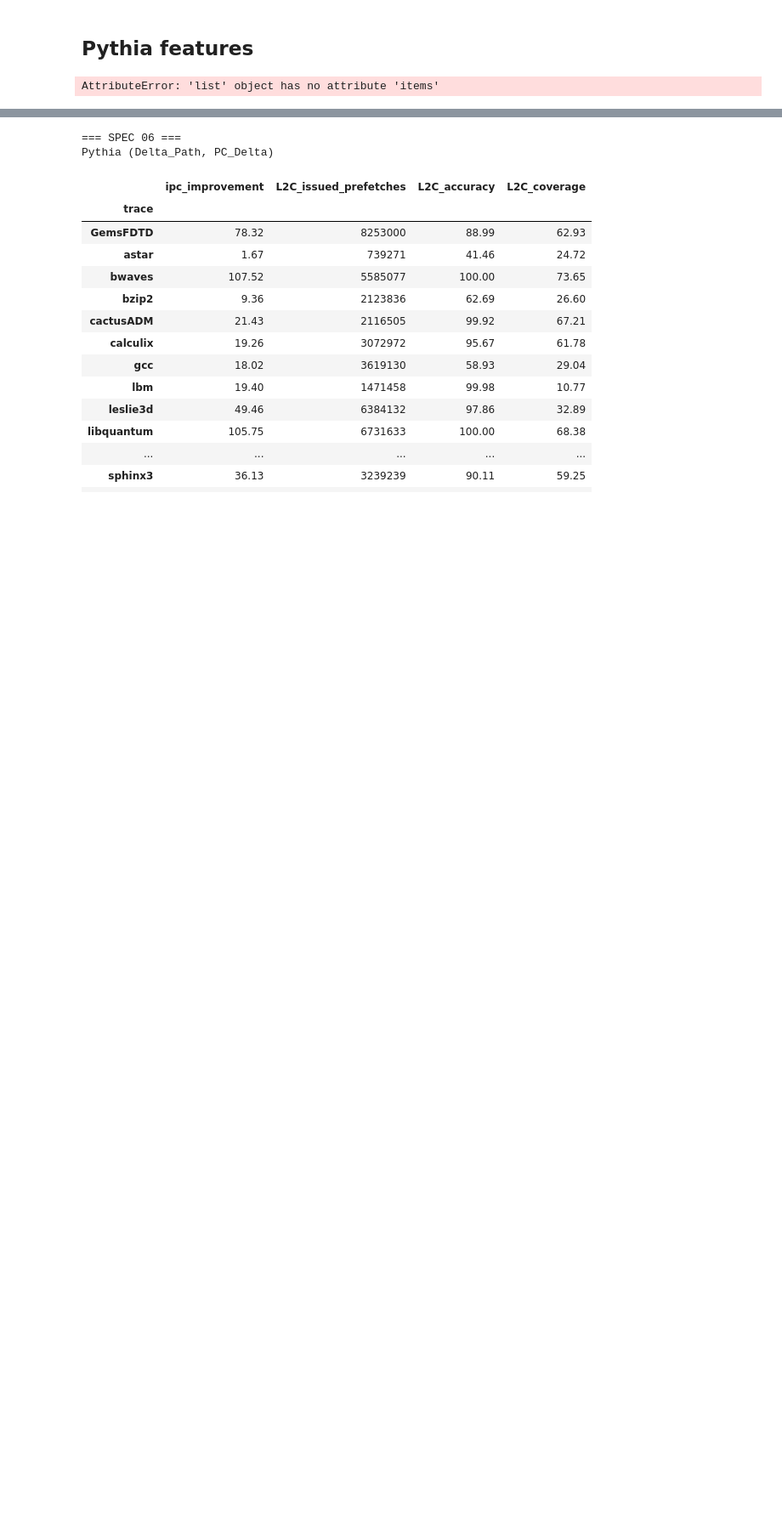
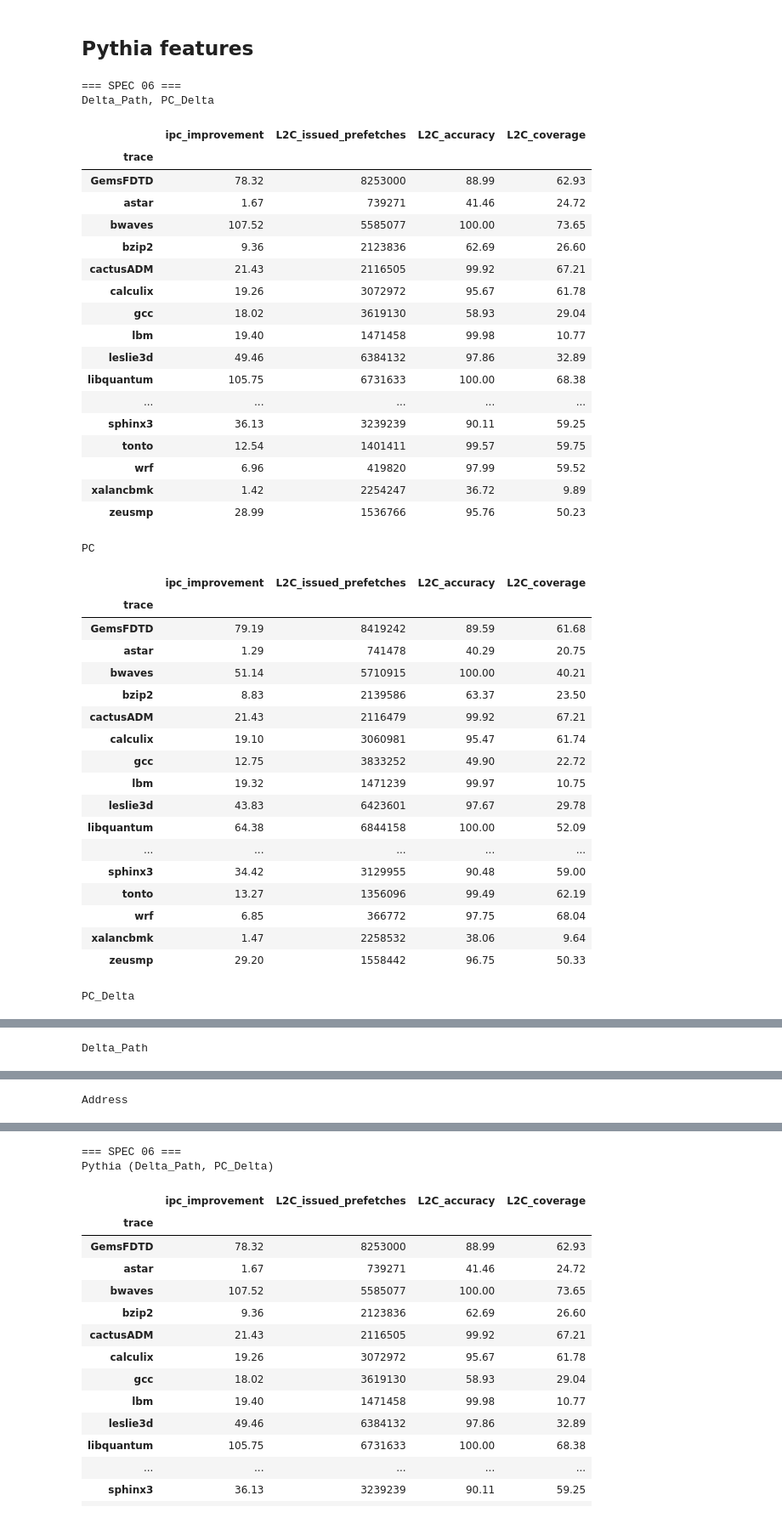
Before and after one commit to cmolder/pythia-analysis, a Jupyter notebook: pythia-features.ipynb, the cells around one changed output, grey strips where cells are left out. Shown at 85% size. Cells and saved outputs as stored; diff of their text form; code cells hidden in the pictures; blank space fills up the shorter version.

Commit message:
Refactor utils code

```diff
--- a/pythia-features.ipynb
+++ b/pythia-features.ipynb
@@ -11,9 +5,7 @@ from utils import utils, stats
 %matplotlib widget
 # %%
 # Knobs
-#data_path = '/u/cmolder/GitHub/Pythia/out/pythia_level/exp_394r/exp_394r_features.csv' # Max pooling
 data_path = '/u/cmolder/GitHub/Pythia/out/pythia_level/exp_394r/exp_394r_features_degree1.csv' # Max pooling, degree 1
-#data_path = '/u/cmolder/GitHub/Pythia/out/pythia_level/exp_394r/exp_394r_features_sum.csv' # Sum pooling
 baseline_path = '/u/cmolder/GitHub/Pythia/out/pythia_level/exp_394r/exp_394r_features_baseline.csv'
 
 seed = 1337
@@ -26,9 +18,9 @@ suites = {
 metrics  = [
     'ipc_improvement',
     'L2C_issued_prefetches',
+    'L2C_accuracy',
+    'L2C_coverage',
     #'L2C_mpki_reduction',
-    'L2C_accuracy',
-    'L2C_coverage'
 ]
 features = [
     # --- Current graphs ---
@@ -40,16 +32,4 @@ features = [
     {'Delta'},
     {'Offset'},
     {'Page'}
-    # --- Old graphs ---
-    # {'Delta_Path'},
-    # {'Delta_Path', 'PC_Delta'},
-    # {'PC'},
-    # {'PC', 'Delta_Path', 'PC_Delta'},
-    # {'PC', 'PC_Address', 'Delta_Path', 'PC_Delta'},
-    # {'PC', 'PC_Address', 'PC_Delta'},
-    # {'PC', 'PC_Delta'},
-    # {'PC_Delta'}
 ]
-
-dpi = None# 120
-figsize = (9, 5)
@@ -181,8 +37,8 @@ def table_everything(data_df: Dict[str, pd.DataFrame],
 # Pythia Features
 Compare different Pythia features on different metrics. We see a greater difference when dynamic degree is disabled.
 # %%
-features_df = load_data(data_path, feature_sets=features)
-plot_everything(features_df, suites=suites, metrics=metrics)
+features_df = tables.load_stats_csv_pythia(data_path, features)
+plots.plot_everything(features_df, suites=suites, metrics=metrics)
 # %% [output]
 === SPEC 06 ===
 [figure]
@@ -196,7 +52,7 @@ Fix prefetch degree, and compare to Bingo, SPP and Bingo+SPP hybrid.
 pythia_deg1_path = '/u/cmolder/GitHub/Pythia/out/pythia_level/exp_394r/exp_394r_features_degree1.csv' # Max pooling, degree 1
 pythia_random_path = '/u/cmolder/GitHub/Pythia/out/pythia_level/exp_394r/exp_394r_features_random.csv' # Max pooling, degree 1
 
-pythia_deg1_df = load_data(pythia_deg1_path, feature_sets=[{'PC_Delta'}, {'Delta_Path'}, {'PC_Delta', 'Delta_Path'}])
-pythia_random_df = load_data(pythia_random_path, feature_sets=[{'PC_Delta'}, {'Delta_Path'}, {'PC_Delta', 'Delta_Path'}])
-baseline_df = load_data_baseline(baseline_path, baselines=['bingo', 'spp', 'bingo_spp', 'bo'])
+pythia_deg1_df = tables.load_stats_csv_pythia(pythia_deg1_path, [{'PC_Delta'}, {'Delta_Path'}, {'PC_Delta', 'Delta_Path'}])
+pythia_random_df = tables.load_stats_csv_pythia(pythia_random_path, [{'PC_Delta'}, {'Delta_Path'}, {'PC_Delta', 'Delta_Path'}])
+baseline_df = tables.load_stats_csv(baseline_path, ['bingo', 'spp', 'bingo_spp', 'bo'])
 # %% [markdown]
@@ -395,6 +193,45 @@ TODO
 # %% [markdown]
 ## Pythia features
 # %%
-table_everything(features_df, suites=utils.spec06, metrics=metrics)
+tables.table_everything(features_df, suites=suites, metrics=metrics)
 # %% [output]
-AttributeError: 'list' object has no attribute 'items'
+=== SPEC 06 ===
+Delta_Path, PC_Delta
+|  | ipc_improvement | L2C_issued_prefetches | L2C_accuracy | L2C_coverage |
+| trace |  |  |  |  |
+| GemsFDTD | 78.32 | 8253000 | 88.99 | 62.93 |
+| astar | 1.67 | 739271 | 41.46 | 24.72 |
+| bwaves | 107.52 | 5585077 | 100.00 | 73.65 |
+| bzip2 | 9.36 | 2123836 | 62.69 | 26.60 |
+| cactusADM | 21.43 | 2116505 | 99.92 | 67.21 |
+| calculix | 19.26 | 3072972 | 95.67 | 61.78 |
+| gcc | 18.02 | 3619130 | 58.93 | 29.04 |
+| lbm | 19.40 | 1471458 | 99.98 | 10.77 |
+| leslie3d | 49.46 | 6384132 | 97.86 | 32.89 |
+| libquantum | 105.75 | 6731633 | 100.00 | 68.38 |
+| ... | ... | ... | ... | ... |
+| sphinx3 | 36.13 | 3239239 | 90.11 | 59.25 |
+| tonto | 12.54 | 1401411 | 99.57 | 59.75 |
+| wrf | 6.96 | 419820 | 97.99 | 59.52 |
+| xalancbmk | 1.42 | 2254247 | 36.72 | 9.89 |
+| zeusmp | 28.99 | 1536766 | 95.76 | 50.23 |
+PC
+|  | ipc_improvement | L2C_issued_prefetches | L2C_accuracy | L2C_coverage |
+| trace |  |  |  |  |
+| GemsFDTD | 79.19 | 8419242 | 89.59 | 61.68 |
+| astar | 1.29 | 741478 | 40.29 | 20.75 |
+| bwaves | 51.14 | 5710915 | 100.00 | 40.21 |
+| bzip2 | 8.83 | 2139586 | 63.37 | 23.50 |
+| cactusADM | 21.43 | 2116479 | 99.92 | 67.21 |
+| calculix | 19.10 | 3060981 | 95.47 | 61.74 |
+| gcc | 12.75 | 3833252 | 49.90 | 22.72 |
+| lbm | 19.32 | 1471239 | 99.97 | 10.75 |
+| leslie3d | 43.83 | 6423601 | 97.67 | 29.78 |
+| libquantum | 64.38 | 6844158 | 100.00 | 52.09 |
+| ... | ... | ... | ... | ... |
+| sphinx3 | 34.42 | 3129955 | 90.48 | 59.00 |
+| tonto | 13.27 | 1356096 | 99.49 | 62.19 |
+| wrf | 6.85 | 366772 | 97.75 | 68.04 |
+| xalancbmk | 1.47 | 2258532 | 38.06 | 9.64 |
+| zeusmp | 29.20 | 1558442 | 96.75 | 50.33 |
+PC_Delta
@@ -400,0 +256 @@ AttributeError: 'list' object has no attribute 'items'
+Delta_Path
@@ -400,0 +275 @@ AttributeError: 'list' object has no attribute 'items'
+Address
```
Also changed, not shown: parts of 30 cells of this notebook, 5 other files.
